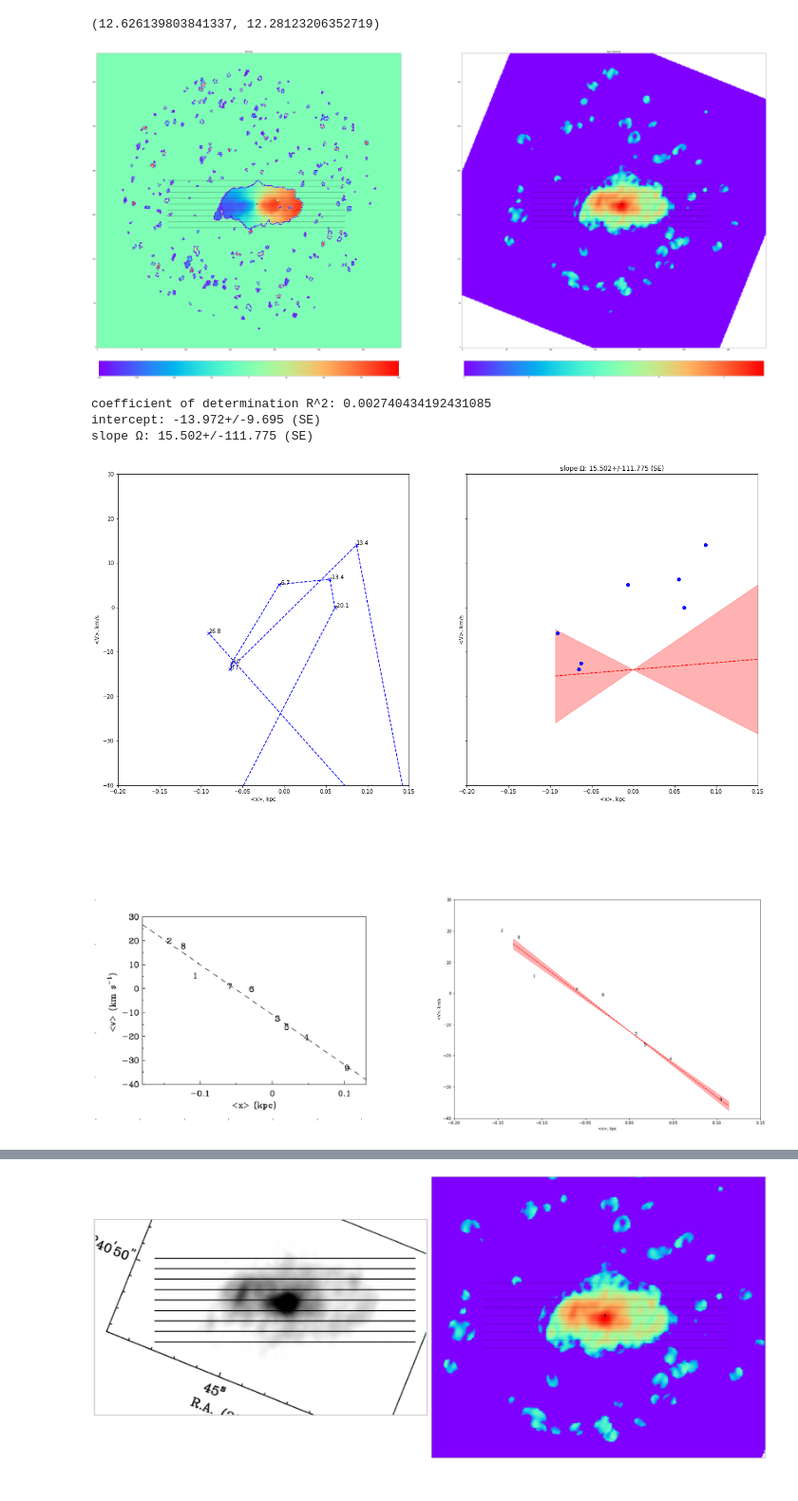
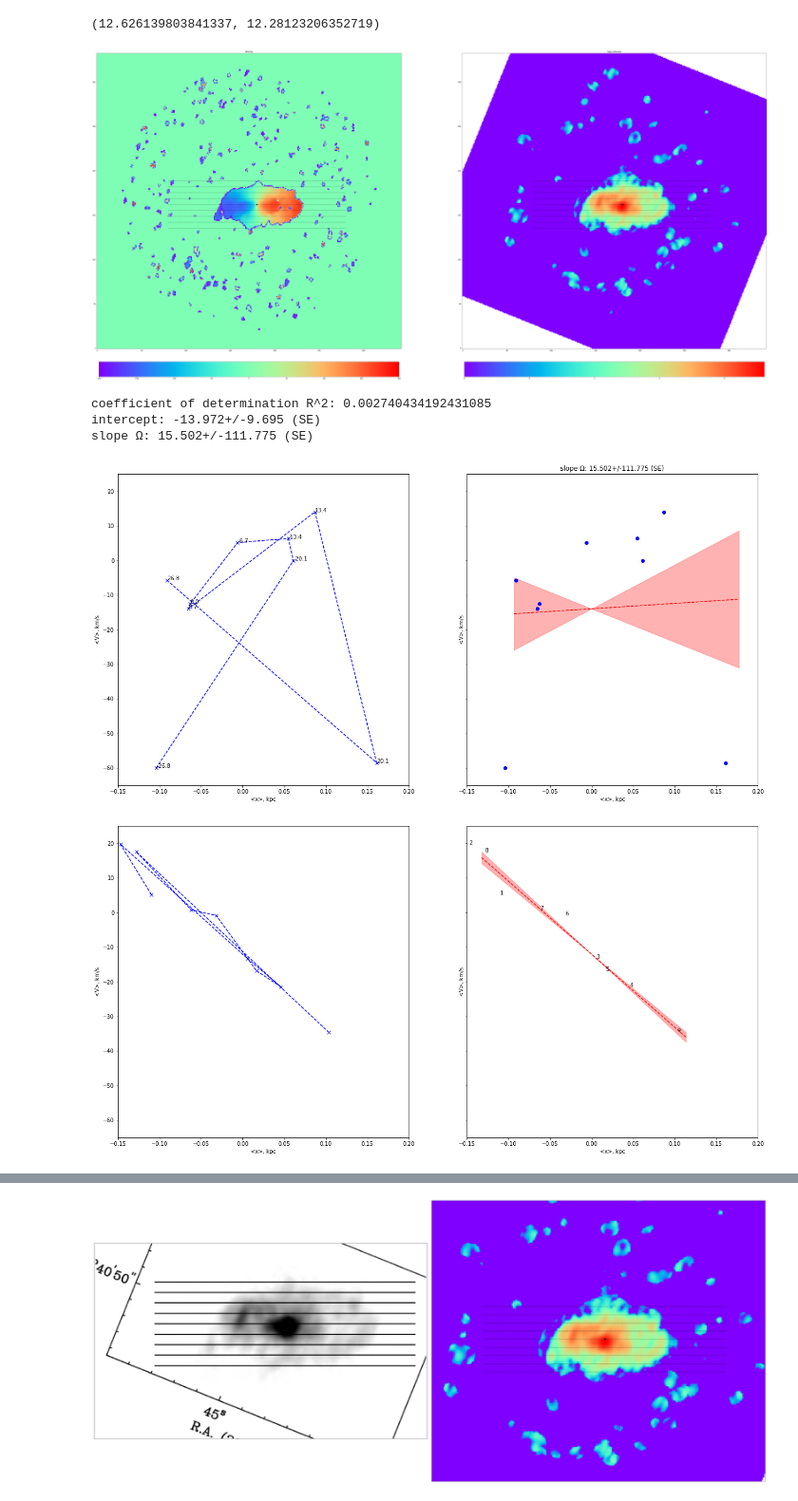
Before and after one commit to strawberryfieldss/galaxy, a Jupyter notebook: new/pyTWR-master/NGC4826.ipynb, the cells around one changed output, grey strips where cells are left out. Shown at 95% size. Saved outputs shown, nothing was run; the diff lists cells and outputs as text; code cells hidden in the pictures.

```diff
--- a/new/pyTWR-master/NGC4826.ipynb
+++ b/new/pyTWR-master/NGC4826.ipynb
@@ -278,10 +278,10 @@ omega, omega_SE = pytwr.solve_TW(intens=plane_intens,
               r_scale=pix_kpc,
               ax=None,
               img_scale=1.5,
-              x1=-0.2,
-              x2=0.15,
-              y1=-40,
-              y2=30)
+              x1=-0.15,
+              x2=0.2,
+              y1=-65,
+              y2=25)
 
 
 import matplotlib.pyplot as plt
@@ -324,63 +324,63 @@ y_bins=4
 #if len(ys) == 0:
 #        ys = [ymin+_*delta_y for _ in range(-y_bins, y_bins+1, 1)]
 #fig, axes = plt.subplots(figsize=[14 * img_scale, 7 * img_scale], ncols=2, nrows=1, sharey=True, sharex=True)
+
+fig, axes_ = plt.subplots(figsize=[14 * img_scale, 7 * img_scale], ncols=2, nrows=1, sharey=True, sharex=True)
+ax = axes_[0]
+ax.plot(xp, yp, 'x--', color='b')
+#for ind_i, yi in enumerate(ys):
+#    ax.annotate(str(yi), (xp[ind_i], yp[ind_i]))
+ax.set_xlabel('<x>, kpc')
+ax.set_ylabel('<V>, km/s')
+
+ax = axes_[1]
+#ax.plot(xp, yp, 'o', color='b')
+pps = np.linspace(min(xp)*0.9, max(xp)*1.1, 100)
+y_pred = linm(ols_result.params[1], ols_result.params[0], pps)
+ax.plot(pps, y_pred, '--', color='r')
+y_pred_max = linm(ols_result.params[1] - ols_result.bse[1], ols_result.params[0], pps)
+y_pred_min = linm(ols_result.params[1] + ols_result.bse[1], ols_result.params[0], pps)
+ax.fill_between(pps, y_pred_max, y_pred_min, alpha=0.3, color='r')
+for ind_i in range(0,9):
+    ax.annotate(str(ind_i+1), (xp[ind_i], yp[ind_i]))
+ax.set_xlabel('<x>, kpc')
+ax.set_ylabel('<V>, km/s')
+ax.set_xlim(-0.15,0.2)
+ax.set_ylim(-65,25)
+plt.show()
+print('Ω(Rand 2004):',(y1-y0)/(x1-x0))
+print('slope Ω: {:.3f}+/-{:.3f} (SE)'.format(ols_result.params[1], ols_result.bse[1]))
+
 fig, axes = plt.subplots(1, 2,figsize=[30, 10])
 ax = axes[0]
 ax.spines['left'].set_visible(False)
 ax.spines['top'].set_visible(False)
 ax.spines['right'].set_visible(False)
 ax.spines['bottom'].set_visible(False)
 ax.set_yticklabels([])
 ax.set_xticklabels([])
 #ax.plot(xp, yp, 'x--', color='b')
 #for ind_i, yi in enumerate(ys):
 #    ax.annotate(str(yi), (xp[ind_i], yp[ind_i]))
 axes[0].imshow(Im.open('4826.png'))
 #ax.set_xlabel('<x>, kpc')
 #ax.set_ylabel('<V>, km/s')
 ax = axes[1]
 #ax.plot(xp, yp, 'o', color='b')
-pps = np.linspace(min(xp)*0.9, max(xp)*1.1, 100)
-y_pred = linm(ols_result.params[1], ols_result.params[0], pps)
+#pps = np.linspace(min(xp)*0.9, max(xp)*1.1, 100)
+#y_pred = linm(ols_result.params[1], ols_result.params[0], pps)
 ax.plot(pps, y_pred, '--', color='r')
-y_pred_max = linm(ols_result.params[1] - ols_result.bse[1], ols_result.params[0], pps)
-y_pred_min = linm(ols_result.params[1] + ols_result.bse[1], ols_result.params[0], pps)
 ax.fill_between(pps, y_pred_max, y_pred_min, alpha=0.3, color='r')
 for ind_i in range(0,9):
     ax.annotate(str(ind_i+1), (xp[ind_i], yp[ind_i]))
 ax.set_xlabel('<x>, kpc')
 ax.set_ylabel('<V>, km/s')
 ax.set_xlim(-0.2,0.15)
 ax.set_ylim(-40,30)
-fig, axes_ = plt.subplots(figsize=[14 * img_scale, 7 * img_scale], ncols=2, nrows=1, sharey=True, sharex=True)
-ax = axes_[0]
-ax.plot(xp, yp, 'x--', color='b')
-#for ind_i, yi in enumerate(ys):
-#    ax.annotate(str(yi), (xp[ind_i], yp[ind_i]))
-ax.set_xlabel('<x>, kpc')
-ax.set_ylabel('<V>, km/s')
-
-ax = axes_[1]
-#ax.plot(xp, yp, 'o', color='b')
-pps = np.linspace(min(xp)*0.9, max(xp)*1.1, 100)
-#y_pred = linm(ols_result.params[1], ols_result.params[0], pps)
-ax.plot(pps, y_pred, '--', color='r')
-#y_pred_max = linm(ols_result.params[1] - ols_result.bse[1], ols_result.params[0], pps)
-#y_pred_min = linm(ols_result.params[1] + ols_result.bse[1], ols_result.params[0], pps)
-ax.fill_between(pps, y_pred_max, y_pred_min, alpha=0.3, color='r')
-for ind_i in range(0,9):
-    ax.annotate(str(ind_i+1), (xp[ind_i], yp[ind_i]))
-ax.set_xlabel('<x>, kpc')
-ax.set_ylabel('<V>, km/s')
-ax.set_xlim(-0.2,0.15)
-ax.set_ylim(-40,30)
-plt.show()
-print('Ω(Rand 2004):',(y1-y0)/(x1-x0))
-print('slope Ω: {:.3f}+/-{:.3f} (SE)'.format(ols_result.params[1], ols_result.bse[1]))
 # %% [output]
-[figure, old version]
+[figure, new version]
 coefficient of determination R^2: 0.002740434192431085
 intercept: -13.972+/-9.695 (SE)
 slope Ω: 15.502+/-111.775 (SE)
-[figure, old version]
+[figure, new version]
-[figure, old version]
+[figure, new version]
```
Also changed, not shown: parts of 3 cells of this notebook.
